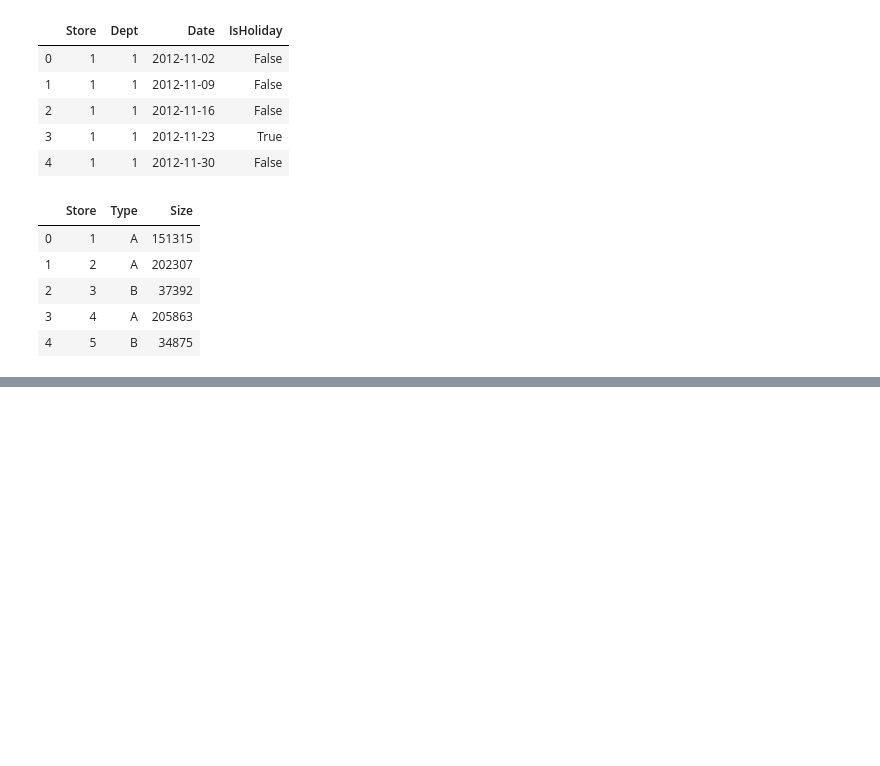
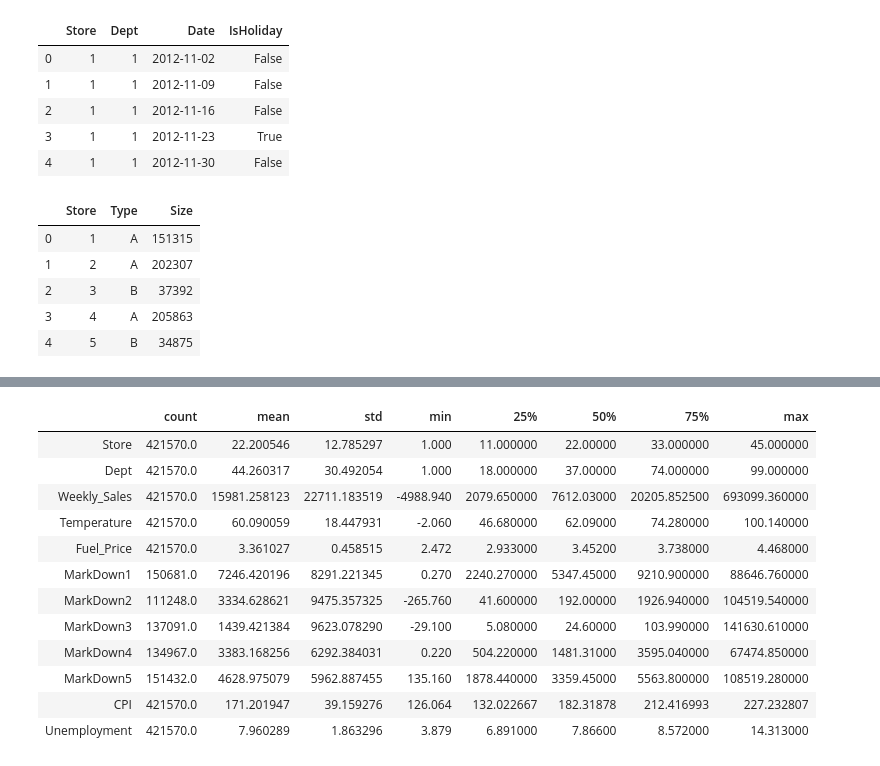
Before and after one commit to seyma-tas/Sales-Forecasting-Project, a Jupyter notebook: 1-EDA-notebook.ipynb, the cells around one changed output, grey strips where cells are left out. Saved outputs shown, nothing was run; the diff lists cells and outputs as text; code cells hidden in the pictures; blank space fills up the shorter version.

Commit message:
datasets merged

```diff
--- a/1-EDA-notebook.ipynb
+++ b/1-EDA-notebook.ipynb
@@ -63,3 +63,5 @@ df5.head()
 | 2 | 3 | B | 37392 |
 | 3 | 4 | A | 205863 |
 | 4 | 5 | B | 34875 |
+# %%
+df_merge =pd.merge(df1,df2, on=['Store','Date'], how='inner')
@@ -65,0 +89,16 @@ df5.head()
+# %%
+df_merge.describe().transpose()
+# %% [output]
+|  | count | mean | std | min | 25% | 50% | 75% | max |
+| Store | 421570.0 | 22.200546 | 12.785297 | 1.000 | 11.000000 | 22.00000 | 33.000000 | 45.000000 |
+| Dept | 421570.0 | 44.260317 | 30.492054 | 1.000 | 18.000000 | 37.00000 | 74.000000 | 99.000000 |
+| Weekly_Sales | 421570.0 | 15981.258123 | 22711.183519 | -4988.940 | 2079.650000 | 7612.03000 | 20205.852500 | 693099.360000 |
+| Temperature | 421570.0 | 60.090059 | 18.447931 | -2.060 | 46.680000 | 62.09000 | 74.280000 | 100.140000 |
+| Fuel_Price | 421570.0 | 3.361027 | 0.458515 | 2.472 | 2.933000 | 3.45200 | 3.738000 | 4.468000 |
+| MarkDown1 | 150681.0 | 7246.420196 | 8291.221345 | 0.270 | 2240.270000 | 5347.45000 | 9210.900000 | 88646.760000 |
+| MarkDown2 | 111248.0 | 3334.628621 | 9475.357325 | -265.760 | 41.600000 | 192.00000 | 1926.940000 | 104519.540000 |
+| MarkDown3 | 137091.0 | 1439.421384 | 9623.078290 | -29.100 | 5.080000 | 24.60000 | 103.990000 | 141630.610000 |
+| MarkDown4 | 134967.0 | 3383.168256 | 6292.384031 | 0.220 | 504.220000 | 1481.31000 | 3595.040000 | 67474.850000 |
+| MarkDown5 | 151432.0 | 4628.975079 | 5962.887455 | 135.160 | 1878.440000 | 3359.45000 | 5563.800000 | 108519.280000 |
+| CPI | 421570.0 | 171.201947 | 39.159276 | 126.064 | 132.022667 | 182.31878 | 212.416993 | 227.232807 |
+| Unemployment | 421570.0 | 7.960289 | 1.863296 | 3.879 | 6.891000 | 7.86600 | 8.572000 | 14.313000 |
```
Also changed, not shown: parts of 4 cells of this notebook.
